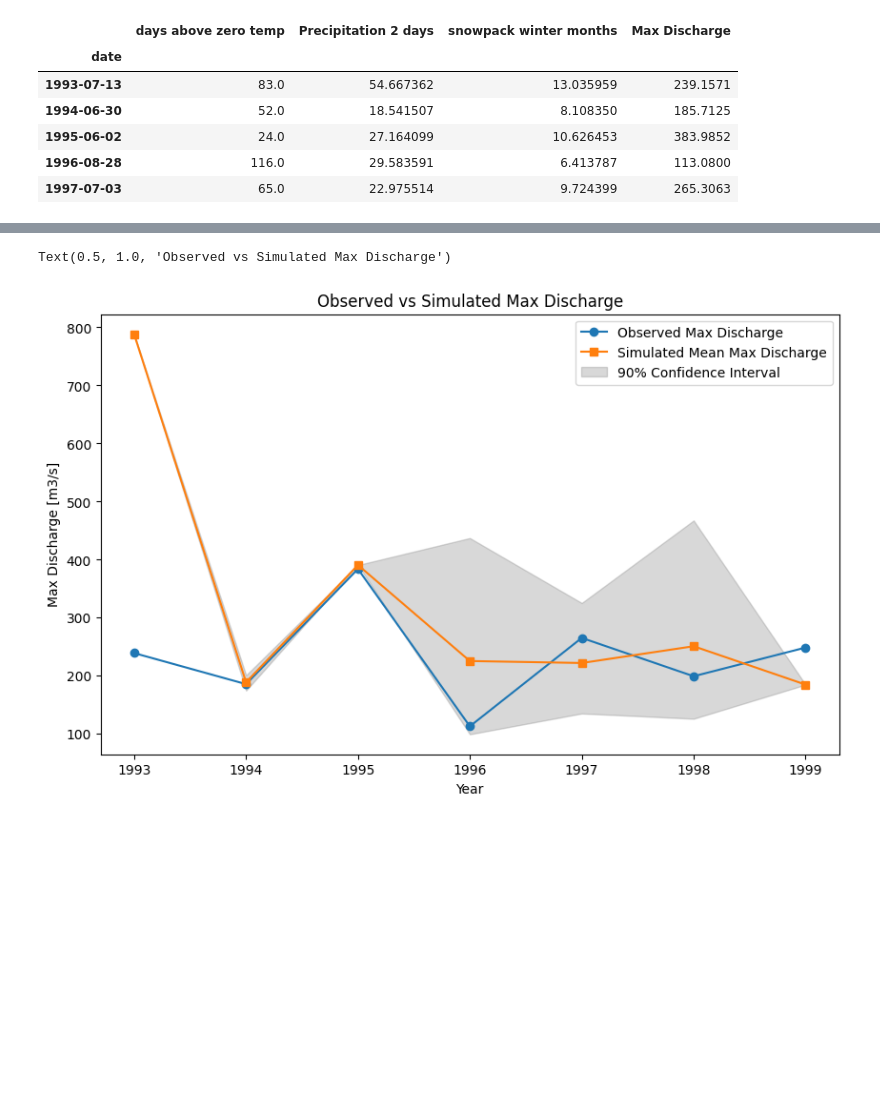
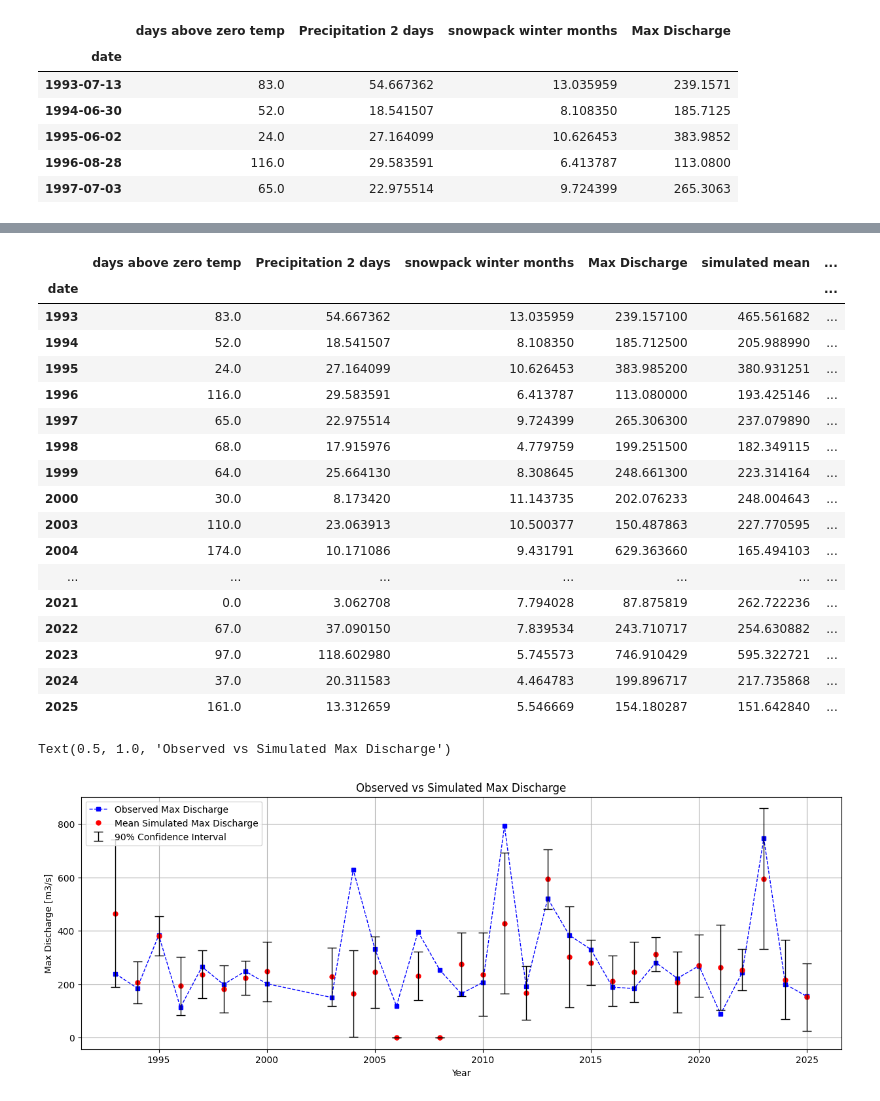
Before and after one commit to maxblw/CEGM2005_glommaproject, a Jupyter notebook: Model/correlations.ipynb, the cells around one changed output, grey strips where cells are left out. Saved outputs shown, nothing was run; the diff lists cells and outputs as text; code cells hidden in the pictures; blank space fills up the shorter version.

```diff
--- a/Model/correlations.ipynb
+++ b/Model/correlations.ipynb
@@ -840,24 +764,23 @@ import model_functions as mf
 # %%
-result = data.copy()
-result['simulated mean'] = 0
-result['simulated std'] = 0
-result['simulated 5%'] = 0
-result['simulated 95%'] = 0
-result.index = data.index.year
-result = result[result.index<2000]
-
-for year in result.index:
+# years = [2006, 2008]
+years = result.index
+for year in years:
     print(f"Processing year: {year}\n")
     temp = result.loc[year, "days above zero temp"]
     prcp = result.loc[year, "Precipitation 2 days"]
     snow = result.loc[year, "snowpack winter months"]
-    results = mf.conditionalize(data, vine_min_aic, [0, 1, 2], [temp, prcp, snow], tol=0.01, n_samples=500000)
-    result.loc[year, 'simulated mean'] = np.mean(results)
-    result.loc[year, 'simulated std'] = np.std(results)
-    result.loc[year, 'simulated 5%'] = np.percentile(results, 5)
-    result.loc[year, 'simulated 95%'] = np.percentile(results, 95)
-
-display(result)
+    results = mf.conditionalize(data, vine_min_aic, [0, 1, 2], [temp, prcp, snow], tol=0.01, n_samples=2*10**6)
+    results = pd.DataFrame(results.T, columns=['Max Discharge'])
+    results_old = pd.read_csv(f"samples/samples_{year}.csv", usecols=['Max Discharge'])
+    results = pd.concat([results_old, results], ignore_index=True)
+    results.to_csv(f"samples/samples_{year}.csv")
+    results.dropna(inplace=True)
+    results = results[results['Max Discharge'] > 0]
+    if len(results) > 3 and results.shape[1] == 1:
+        result.loc[year, 'simulated mean'] = np.mean(results)
+        result.loc[year, 'simulated std'] = results[results.columns[0]].std()
+        result.loc[year, 'simulated 5%'] = results[results.columns[0]].quantile(0.05)
+        result.loc[year, 'simulated 95%'] = results[results.columns[0]].quantile(0.95)
 # %% [output]
 Processing year: 1993
 
@@ -890,13 +802,38 @@ Text(0.5, 0, 'Year')
+# %%
+display(result)
+# %% [output]
+|  | days above zero temp | Precipitation 2 days | snowpack winter months | Max Discharge | simulated mean | ... |
+| date |  |  |  |  |  | ... |
+| 1993 | 83.0 | 54.667362 | 13.035959 | 239.157100 | 465.561682 | ... |
+| 1994 | 52.0 | 18.541507 | 8.108350 | 185.712500 | 205.988990 | ... |
+| 1995 | 24.0 | 27.164099 | 10.626453 | 383.985200 | 380.931251 | ... |
+| 1996 | 116.0 | 29.583591 | 6.413787 | 113.080000 | 193.425146 | ... |
+| 1997 | 65.0 | 22.975514 | 9.724399 | 265.306300 | 237.079890 | ... |
+| 1998 | 68.0 | 17.915976 | 4.779759 | 199.251500 | 182.349115 | ... |
+| 1999 | 64.0 | 25.664130 | 8.308645 | 248.661300 | 223.314164 | ... |
+| 2000 | 30.0 | 8.173420 | 11.143735 | 202.076233 | 248.004643 | ... |
+| 2003 | 110.0 | 23.063913 | 10.500377 | 150.487863 | 227.770595 | ... |
+| 2004 | 174.0 | 10.171086 | 9.431791 | 629.363660 | 165.494103 | ... |
+| ... | ... | ... | ... | ... | ... | ... |
+| 2021 | 0.0 | 3.062708 | 7.794028 | 87.875819 | 262.722236 | ... |
+| 2022 | 67.0 | 37.090150 | 7.839534 | 243.710717 | 254.630882 | ... |
+| 2023 | 97.0 | 118.602980 | 5.745573 | 746.910429 | 595.322721 | ... |
+| 2024 | 37.0 | 20.311583 | 4.464783 | 199.896717 | 217.735868 | ... |
+| 2025 | 161.0 | 13.312659 | 5.546669 | 154.180287 | 151.642840 | ... |
 # %%
-fig, ax = plt.subplots(figsize=(10,6))
-ax.plot(result.index, result['Max Discharge'], marker='o', label='Observed Max Discharge')
-ax.plot(result.index, result['simulated mean'], marker='s', label='Simulated Mean Max Discharge')
-ax.fill_between(result.index, result['simulated 5%'], result['simulated 95%'], color='gray', alpha=0.3, label='90% Confidence Interval')
+fig, ax = plt.subplots(figsize=(15,5))
+ax.plot(result.index, result['Max Discharge'], ls='--', marker='s', label='Observed Max Discharge', markersize=5, color = 'blue', linewidth=1)
+ax.plot(result.index, result['simulated mean'], ls='none', marker='o', color='red', label='Mean Simulated Max Discharge', markersize=5)
+
+error = result["simulated 95%"] - result["simulated 5%"]
+ax.errorbar(result.index, result['simulated mean'], yerr=error/2, fmt='none', ecolor='black', capsize=5, label='90% Confidence Interval', linewidth=1)
+# ax.fill_between(result.index, result['simulated 5%'], result['simulated 95%'], color='gray', alpha=0.3, label='90% Confidence Interval')
 ax.set_xlabel('Year')
+ax.grid()
 ax.legend()
 
 ax.set_ylabel('Max Discharge [m3/s]')
 ax.set_title('Observed vs Simulated Max Discharge')
 # %% [output]
 Text(0.5, 1.0, 'Observed vs Simulated Max Discharge')
-[figure, old version]
+[figure, new version]
```
Also changed, not shown: parts of 11 cells of this notebook, 36 other files.
